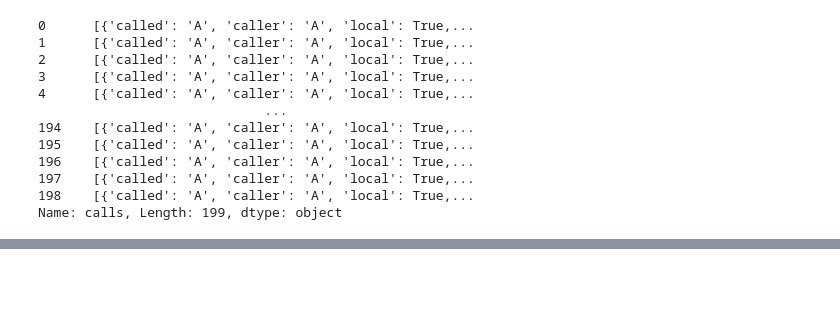
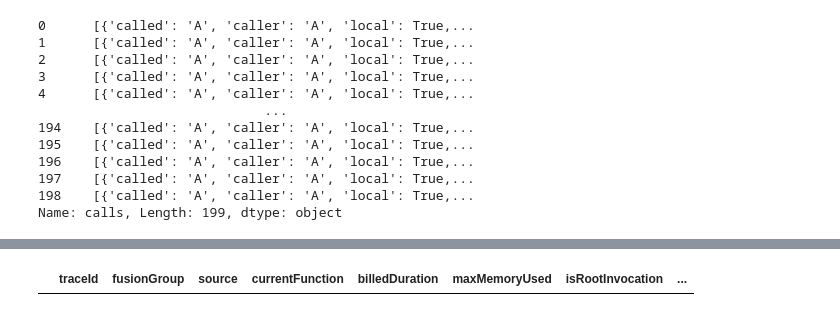
Before and after one commit to umbrellerde/functionfusion, a Jupyter notebook: statistics/stats.ipynb, the cells around one changed output, grey strips where cells are left out. Cells and saved outputs as stored; diff of their text form; code cells hidden in the pictures; blank space fills up the shorter version.

```diff
--- a/statistics/stats.ipynb
+++ b/statistics/stats.ipynb
@@ -263,0 +266,4 @@ root: mean: 16.6 median: 1.0 len: 5
+# %%
+df[df["isColdStart"] == True]
+# %% [output]
+|  | traceId | fusionGroup | source | currentFunction | billedDuration | maxMemoryUsed | isRootInvocation | ... |
```
Also changed, not shown: parts of 2 cells of this notebook, 7 other files.
